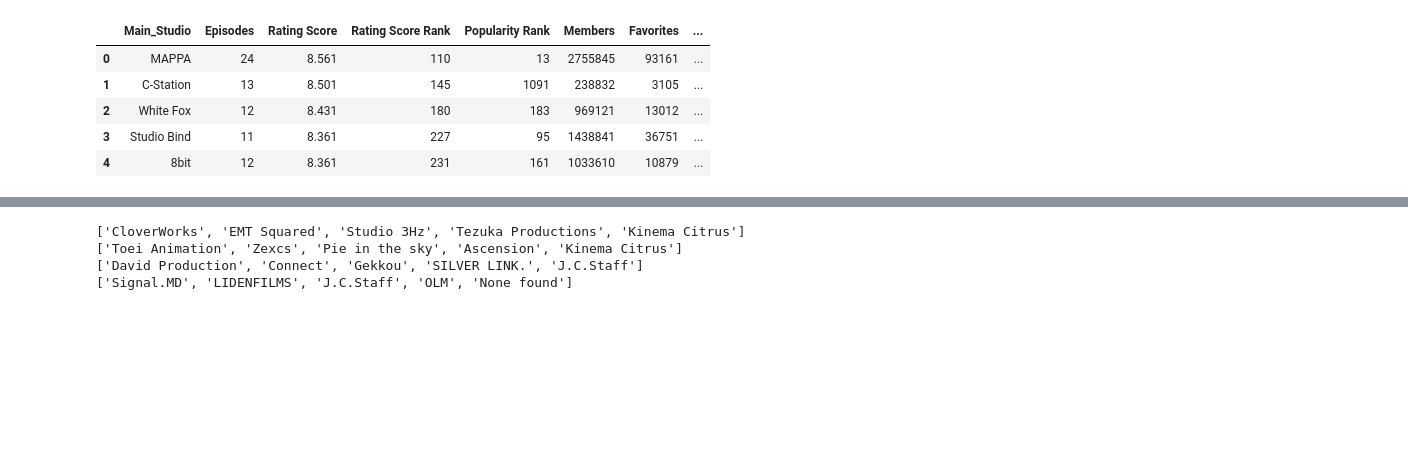
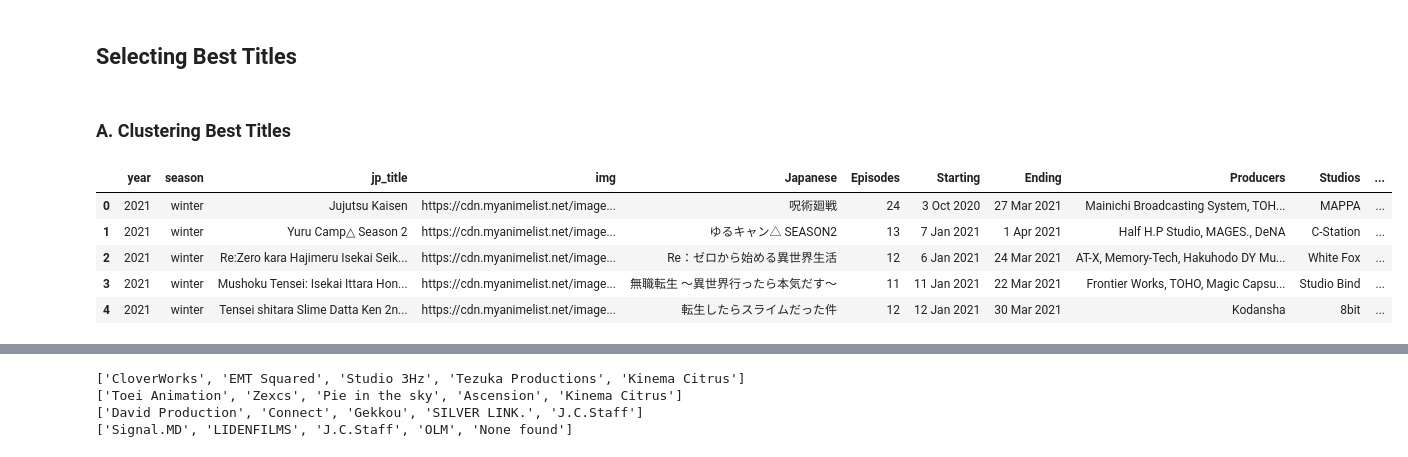
Before and after one commit to MarcoAlandAdinanda/Deep_Anime_Color_Palette_Analysis, a Jupyter notebook: statAnalysis.ipynb, the cells around one changed output, grey strips where cells are left out. Saved outputs shown, nothing was run; the diff lists cells and outputs as text; code cells hidden in the pictures; blank space fills up the shorter version.

```diff
--- a/statAnalysis.ipynb
+++ b/statAnalysis.ipynb
@@ -1,12 +1,17 @@
+# %% [markdown]
+## Selecting Best Titles
+# %% [markdown]
+### A. Clustering Best Titles
 # %%
 import pandas as pd
 
-data = pd.read_csv("AnimeStatDataset.csv", delimiter=";")
-data.head()
+data_anime = pd.read_csv("RawAnimeData.csv")
+data_anime = data_anime.drop(columns=["Unnamed: 0"])
+data_anime.head()
 # %% [output]
-|  | Main_Studio | Episodes | Rating Score | Rating Score Rank | Popularity Rank | Members | Favorites | ... |
-| 0 | MAPPA | 24 | 8.561 | 110 | 13 | 2755845 | 93161 | ... |
-| 1 | C-Station | 13 | 8.501 | 145 | 1091 | 238832 | 3105 | ... |
-| 2 | White Fox | 12 | 8.431 | 180 | 183 | 969121 | 13012 | ... |
-| 3 | Studio Bind | 11 | 8.361 | 227 | 95 | 1438841 | 36751 | ... |
-| 4 | 8bit | 12 | 8.361 | 231 | 161 | 1033610 | 10879 | ... |
+|  | year | season | jp_title | img | Japanese | Episodes | Starting | Ending | Producers | Studios | ... |
+| 0 | 2021 | winter | Jujutsu Kaisen | https://cdn.myanimelist.net/image... | 呪術廻戦 | 24 | 3 Oct 2020 | 27 Mar 2021 | Mainichi Broadcasting System, TOH... | MAPPA | ... |
+| 1 | 2021 | winter | Yuru Camp△ Season 2 | https://cdn.myanimelist.net/image... | ゆるキャン△ SEASON2 | 13 | 7 Jan 2021 | 1 Apr 2021 | Half H.P Studio, MAGES., DeNA | C-Station | ... |
+| 2 | 2021 | winter | Re:Zero kara Hajimeru Isekai Seik... | https://cdn.myanimelist.net/image... | Re：ゼロから始める異世界生活 | 12 | 6 Jan 2021 | 24 Mar 2021 | AT-X, Memory-Tech, Hakuhodo DY Mu... | White Fox | ... |
+| 3 | 2021 | winter | Mushoku Tensei: Isekai Ittara Hon... | https://cdn.myanimelist.net/image... | 無職転生 ～異世界行ったら本気だす～ | 11 | 11 Jan 2021 | 22 Mar 2021 | Frontier Works, TOHO, Magic Capsu... | Studio Bind | ... |
+| 4 | 2021 | winter | Tensei shitara Slime Datta Ken 2n... | https://cdn.myanimelist.net/image... | 転生したらスライムだった件 | 12 | 12 Jan 2021 | 30 Mar 2021 | Kodansha | 8bit | ... |
```
Also changed, not shown: parts of 14 cells of this notebook, 33 other files.
